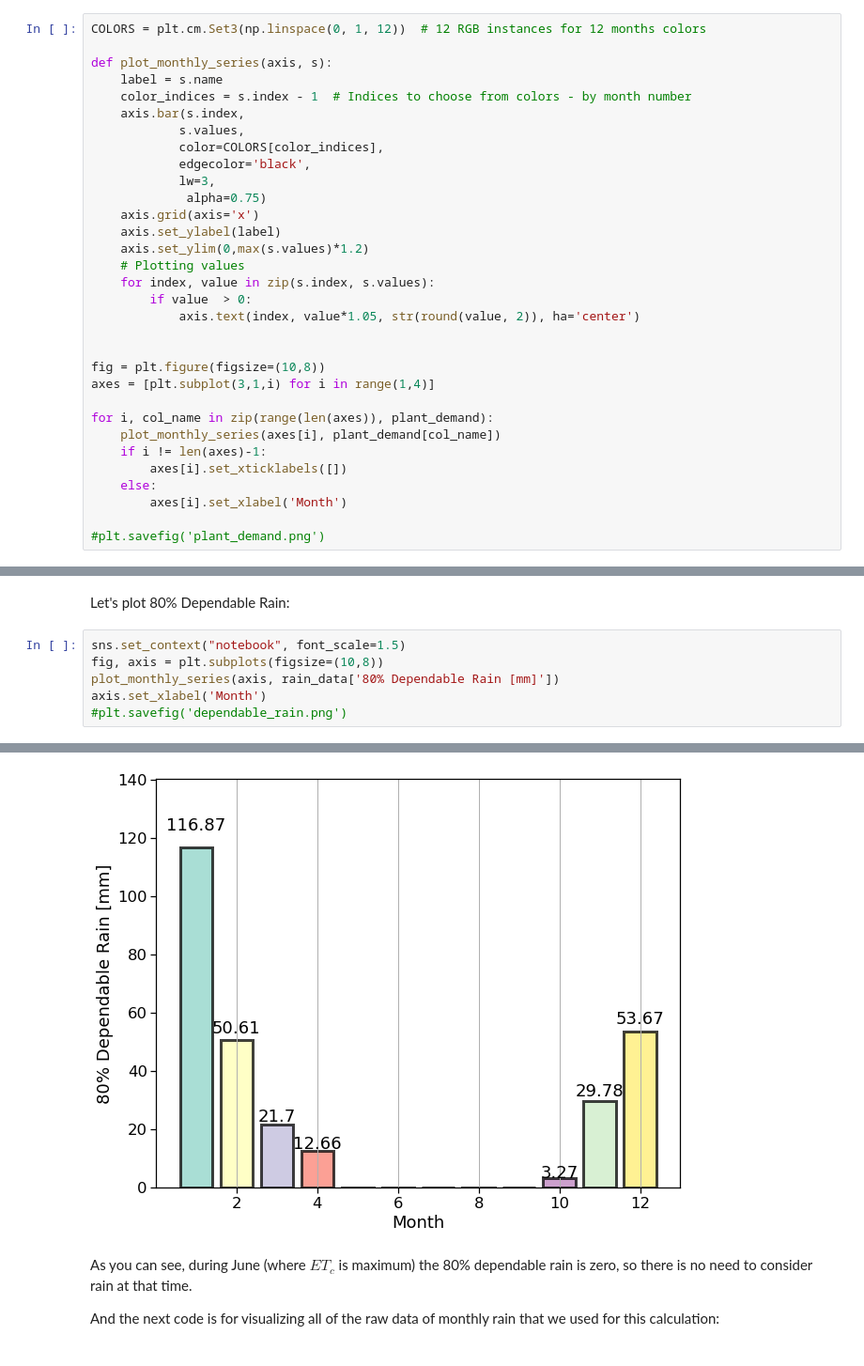
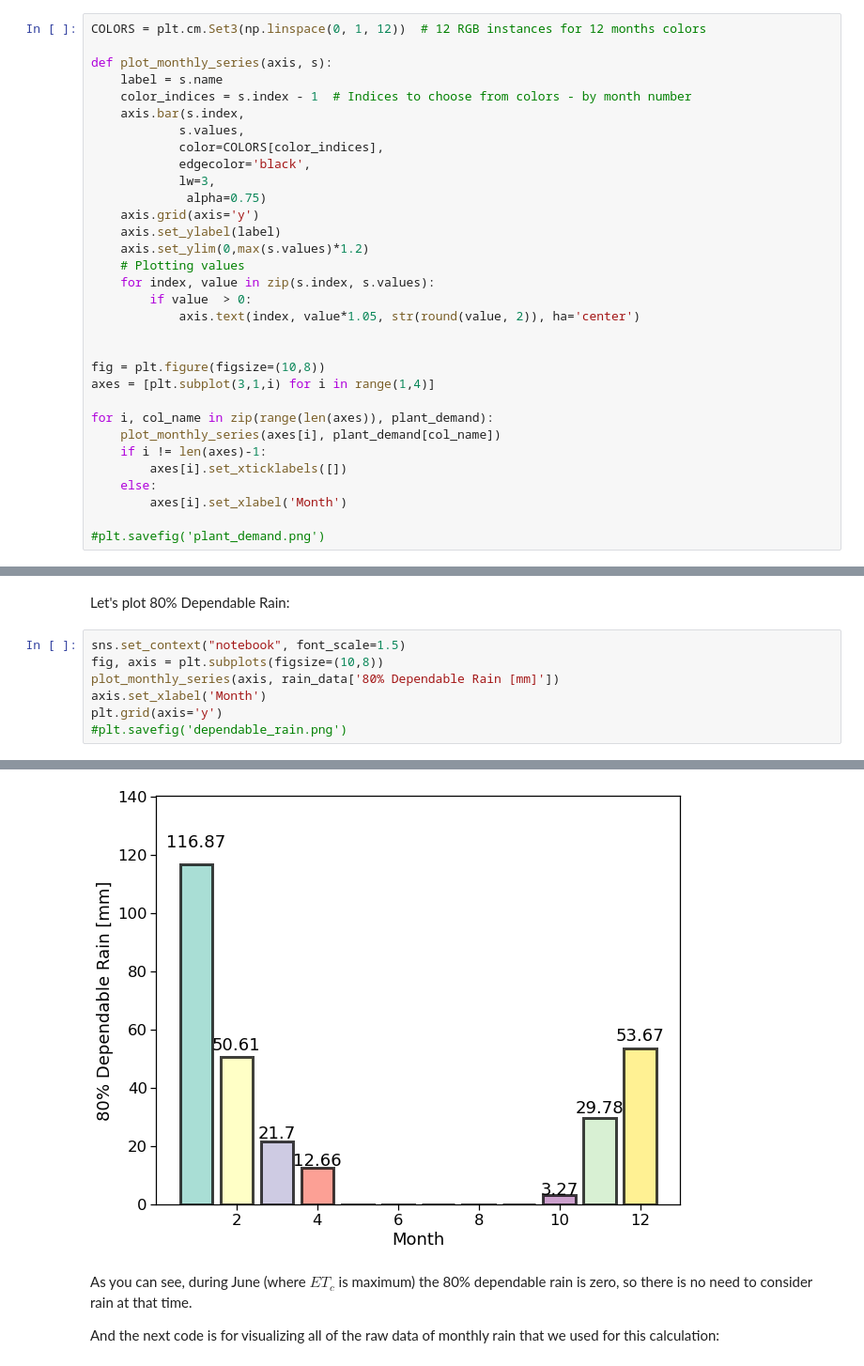
Before and after one commit to YuvalBayer/IrrigationProject, a Jupyter notebook: NB1_Initial_Planing.ipynb, the cells around one changed output, grey strips where cells are left out. Shown at 94% size. Saved outputs shown, nothing was run; the diff lists cells and outputs as text.

```diff
--- a/NB1_Initial_Planing.ipynb
+++ b/NB1_Initial_Planing.ipynb
@@ -62,7 +62,7 @@ def plot_monthly_series(axis, s):
             edgecolor='black',
             lw=3,
              alpha=0.75)
-    axis.grid(axis='x')
+    axis.grid(axis='y')
     axis.set_ylabel(label)
     axis.set_ylim(0,max(s.values)*1.2)
     # Plotting values
@@ -265,5 +266,6 @@ sns.set_context("notebook", font_scale=1.5)
 fig, axis = plt.subplots(figsize=(10,8))
 plot_monthly_series(axis, rain_data['80% Dependable Rain [mm]'])
 axis.set_xlabel('Month')
+plt.grid(axis='y')
 #plt.savefig('dependable_rain.png')
 # %% [output]
@@ -271,4 +272,4 @@ Text(0.5, 0, 'Month')
-[figure, old version]
+[figure, new version]
 # %% [markdown]
 As you can see, during June (where $ET_c$ is maximum) the 80% dependable rain is zero, so there is no need to consider rain at that time.
 
```
Also changed, not shown: parts of 11 cells of this notebook, 3 other files.
